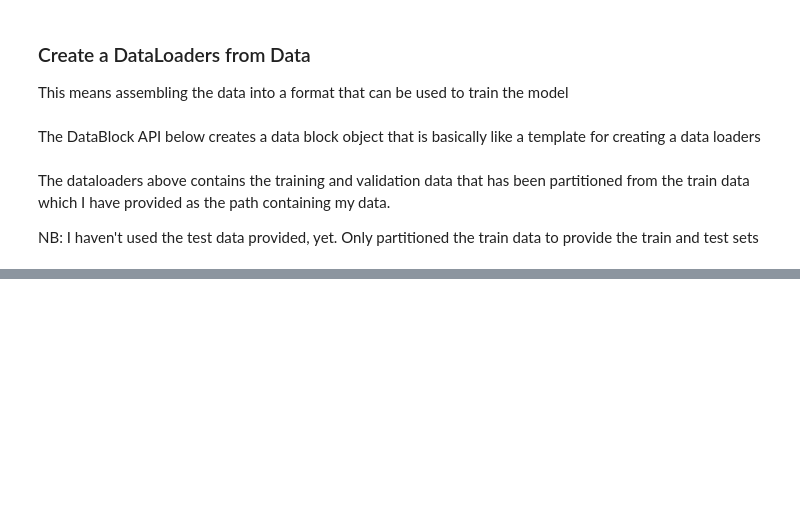
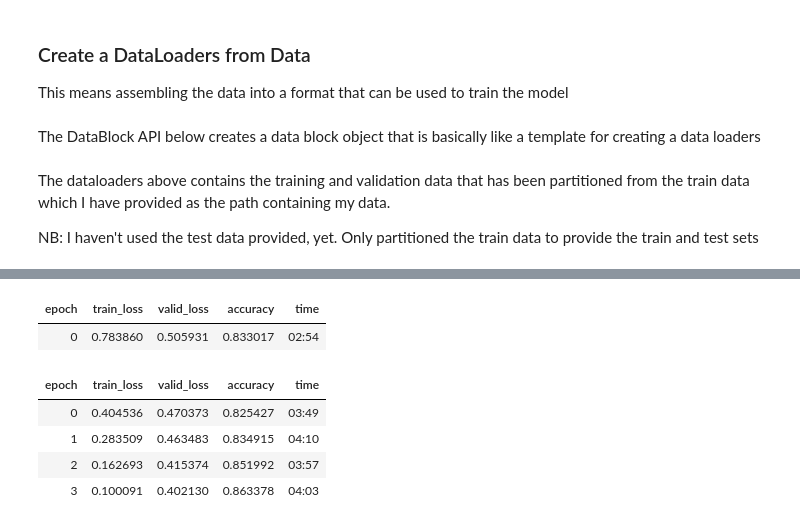
Before and after one commit to ProgrammingOperative/Epider-Data, a Jupyter notebook: notebooks/fastai_version.ipynb, the cells around one changed output, grey strips where cells are left out. Drawn from its saved outputs; the diff is of its cells as text; code cells hidden in the pictures; blank space fills up the shorter version.

```diff
--- a/notebooks/fastai_version.ipynb
+++ b/notebooks/fastai_version.ipynb
@@ -34,0 +45,10 @@ NB: I haven't used the test data provided, yet. Only partitioned the train data
+# %%
+learn.fine_tune(4)
+# %% [output]
+| epoch | train_loss | valid_loss | accuracy | time |
+| 0 | 0.783860 | 0.505931 | 0.833017 | 02:54 |
+| epoch | train_loss | valid_loss | accuracy | time |
+| 0 | 0.404536 | 0.470373 | 0.825427 | 03:49 |
+| 1 | 0.283509 | 0.463483 | 0.834915 | 04:10 |
+| 2 | 0.162693 | 0.415374 | 0.851992 | 03:57 |
+| 3 | 0.100091 | 0.402130 | 0.863378 | 04:03 |
```
Also changed, not shown: parts of 9 cells of this notebook, 1 other file.
